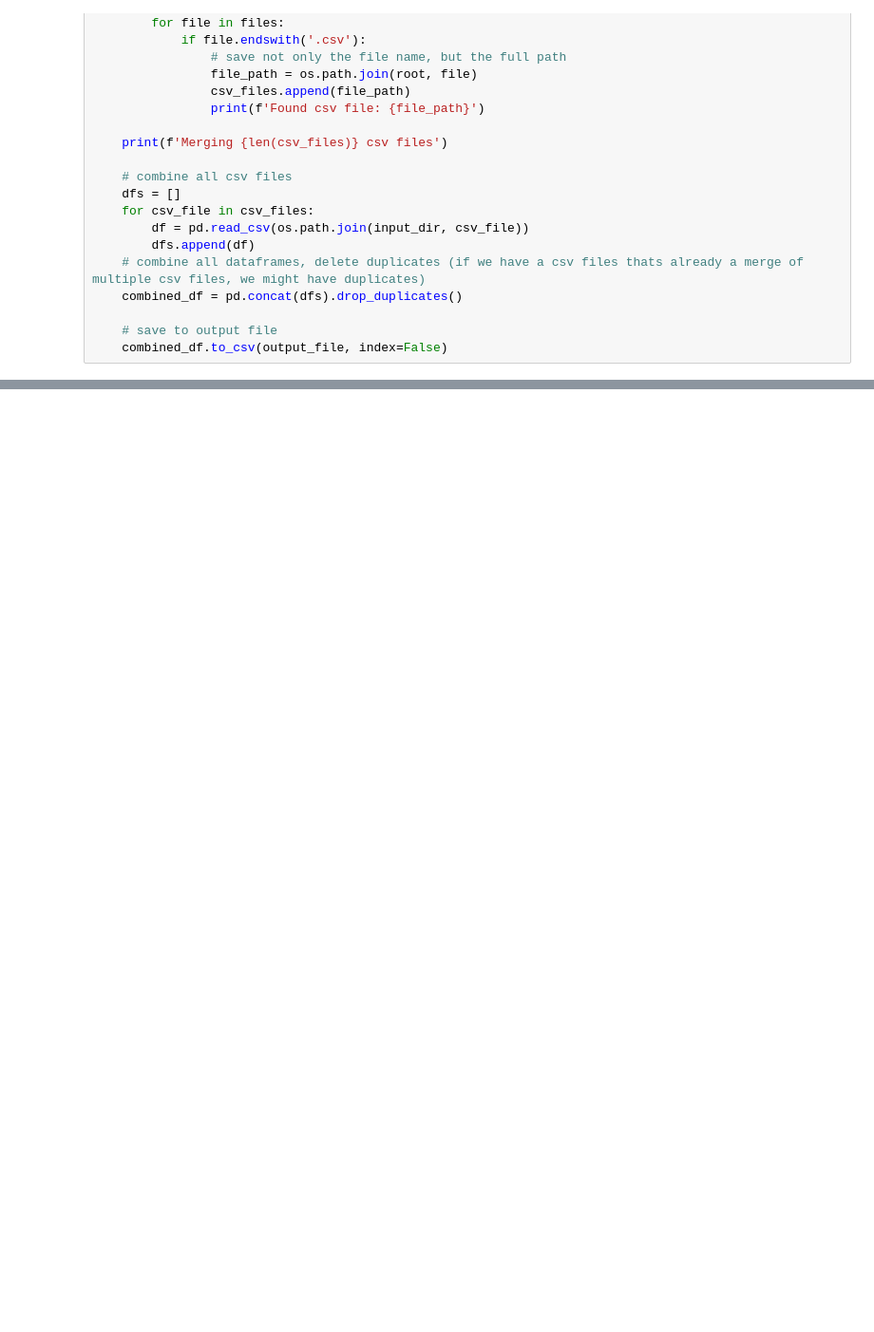
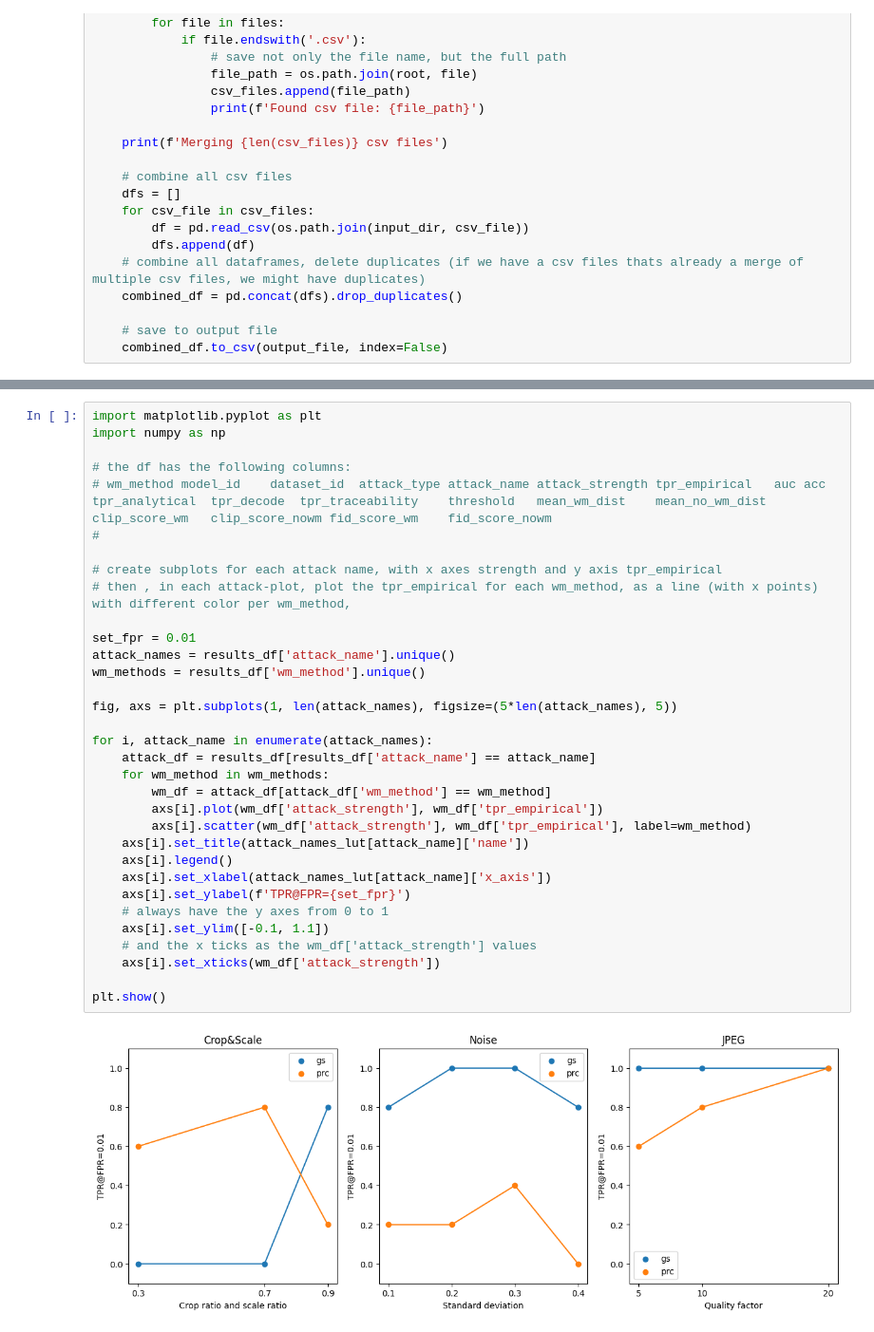
Before and after one commit to magicmagnus/ma-thesis, a Jupyter notebook: plot_results.ipynb, the cells around one changed output, grey strips where cells are left out. Shown at 95% size. Cells and saved outputs as stored; diff of their text form; blank space fills up the shorter version.

Commit message:
plot some results

```diff
--- a/plot_results.ipynb
+++ b/plot_results.ipynb
@@ -38,0 +106,35 @@ Merging 3 csv files
+# %%
+import matplotlib.pyplot as plt
+import numpy as np
+
+# the df has the following columns:
+# wm_method	model_id	dataset_id	attack_type	attack_name	attack_strength	tpr_empirical	auc	acc	tpr_analytical	tpr_decode	tpr_traceability	threshold	mean_wm_dist	mean_no_wm_dist	clip_score_wm	clip_score_nowm	fid_score_wm	fid_score_nowm
+#
+
+# create subplots for each attack name, with x axes strength and y axis tpr_empirical
+# then , in each attack-plot, plot the tpr_empirical for each wm_method, as a line (with x points) with different color per wm_method,
+
+set_fpr = 0.01
+attack_names = results_df['attack_name'].unique()
+wm_methods = results_df['wm_method'].unique()
+
+fig, axs = plt.subplots(1, len(attack_names), figsize=(5*len(attack_names), 5))
+
+for i, attack_name in enumerate(attack_names):
+    attack_df = results_df[results_df['attack_name'] == attack_name]
+    for wm_method in wm_methods:
+        wm_df = attack_df[attack_df['wm_method'] == wm_method]
+        axs[i].plot(wm_df['attack_strength'], wm_df['tpr_empirical'])
+        axs[i].scatter(wm_df['attack_strength'], wm_df['tpr_empirical'], label=wm_method)
+    axs[i].set_title(attack_names_lut[attack_name]['name'])
+    axs[i].legend()
+    axs[i].set_xlabel(attack_names_lut[attack_name]['x_axis'])
+    axs[i].set_ylabel(f'TPR@FPR={set_fpr}')
+    # always have the y axes from 0 to 1
+    axs[i].set_ylim([-0.1, 1.1])
+    # and the x ticks as the wm_df['attack_strength'] values
+    axs[i].set_xticks(wm_df['attack_strength'])
+
+plt.show()
+# %% [output]
+[figure, added]
```
Also changed, not shown: parts of 2 cells of this notebook, 1 other file.
